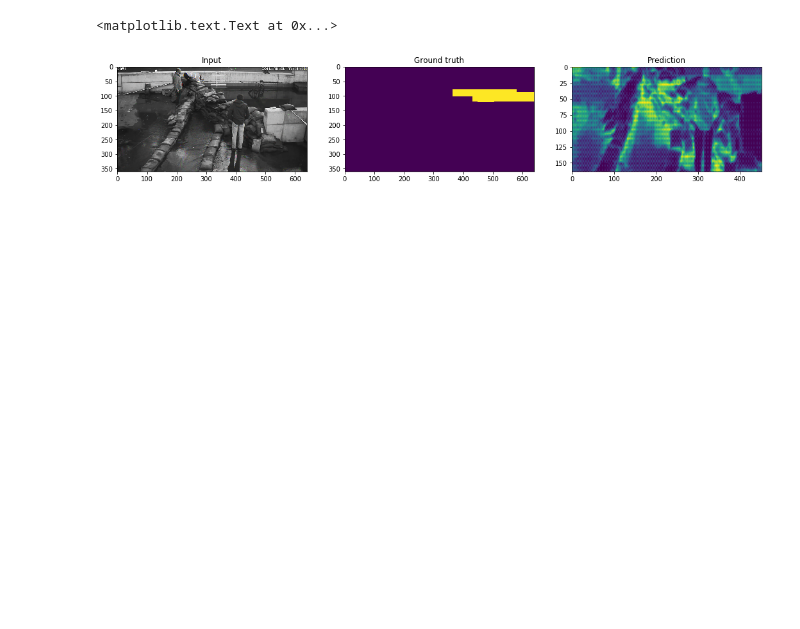
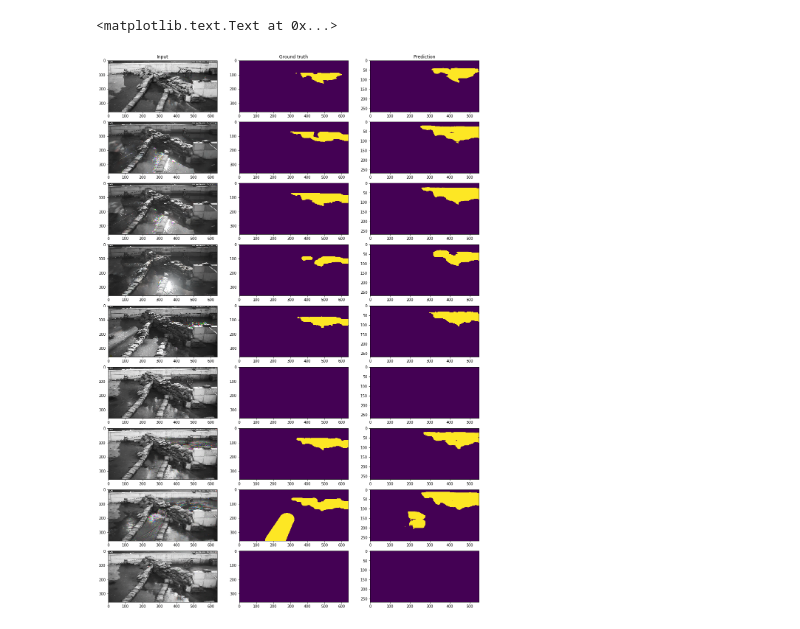
Before and after one commit to mmmatthew/netsen, a Jupyter notebook: demo/water_level/watsen demo.ipynb, the cells around one changed output. Cells and saved outputs as stored; diff of their text form; code cells hidden in the pictures; blank space fills up the shorter version.

```diff
--- a/demo/water_level/watsen demo.ipynb
+++ b/demo/water_level/watsen demo.ipynb
@@ -19,5 +19,5 @@ Number of files used: 1055
 # %%
-x_test, y_test = generator(40)
+x_test, y_test = generator(9)
 # %%
 np.sum(y_test)
 # %% [output]
@@ -25,9 +25,10 @@ np.sum(y_test)
 # %%
-fig, ax = plt.subplots(1,3, sharey=True, figsize=(18,3))
-ax[0].set_title('Multiframe image')
-ax[0].imshow(x_test[0,...], aspect="auto")
-ax[1].set_title('Water class')
-ax[1].imshow(y_test[1,...,0], aspect="auto")
-ax[2].set_title('Not water class')
-ax[2].imshow(y_test[0,...,1], aspect="auto")
+fig, ax = plt.subplots(9,3, sharey=True, figsize=(18,26))
+ax[0,0].set_title('Multiframe image')
+ax[0,1].set_title('Water class')
+ax[0,2].set_title('Not water class')
+for i in range(0,9):
+    ax[i,0].imshow(x_test[i,...], aspect="auto")
+    ax[i,1].imshow(y_test[i,...,0], aspect="auto")
+    ax[i,2].imshow(y_test[i,...,1], aspect="auto")
 # %% [output]
@@ -41,3 +41,3 @@ plt.imshow(x_test[0,...])
 # %%
-net = unet.Unet(channels=3, n_class=2, layers=5, features_root=16, cost_kwargs=dict(class_weights=[5,1]))
+net = unet.Unet(channels=3, n_class=2, layers=4, features_root=16, cost_kwargs=dict(class_weights=[10,1]))
 # %% [output]
@@ -67,5 +67,5 @@ path = trainer.train(generator, "./unet_trained", training_iters=100, epochs=20,
 # %%
-x_test, y_test = generator(1)
+x_test, y_test = generator(9)
 
 prediction = net.predict("./unet_trained/model.cpkt", x_test)
 # %% [output]
@@ -75,12 +75,13 @@ INFO:tensorflow:Restoring parameters from ./unet_trained/model.cpkt
 # %%
-fig, ax = plt.subplots(1, 3, sharex=False, sharey=False, figsize=(18,3))
-ax[0].imshow(x_test[0,...], aspect="auto")
-ax[1].imshow(y_test[0,...,0], aspect="auto")
-mask = prediction[0,...,0]
-ax[2].imshow(mask, aspect="auto")
-ax[0].set_title("Input")
-ax[1].set_title("Ground truth")
-ax[2].set_title("Prediction")
+fig, ax = plt.subplots(9, 3, sharex=False, sharey=False, figsize=(18,27))
+for i in range(0,9):
+    ax[i, 0].imshow(x_test[i,...], aspect="auto")
+    ax[i, 1].imshow(y_test[i,...,0], aspect="auto")
+    mask = prediction[i,...,0]>0.9
+    ax[i, 2].imshow(mask, aspect="auto")
+ax[0,0].set_title("Input")
+ax[0,1].set_title("Ground truth")
+ax[0,2].set_title("Prediction")
 # %% [output]
 <matplotlib.text.Text at 0x...>
-[figure, old version]
+[figure, new version]
```
Also changed, not shown: parts of 8 cells of this notebook, 19 other files.
